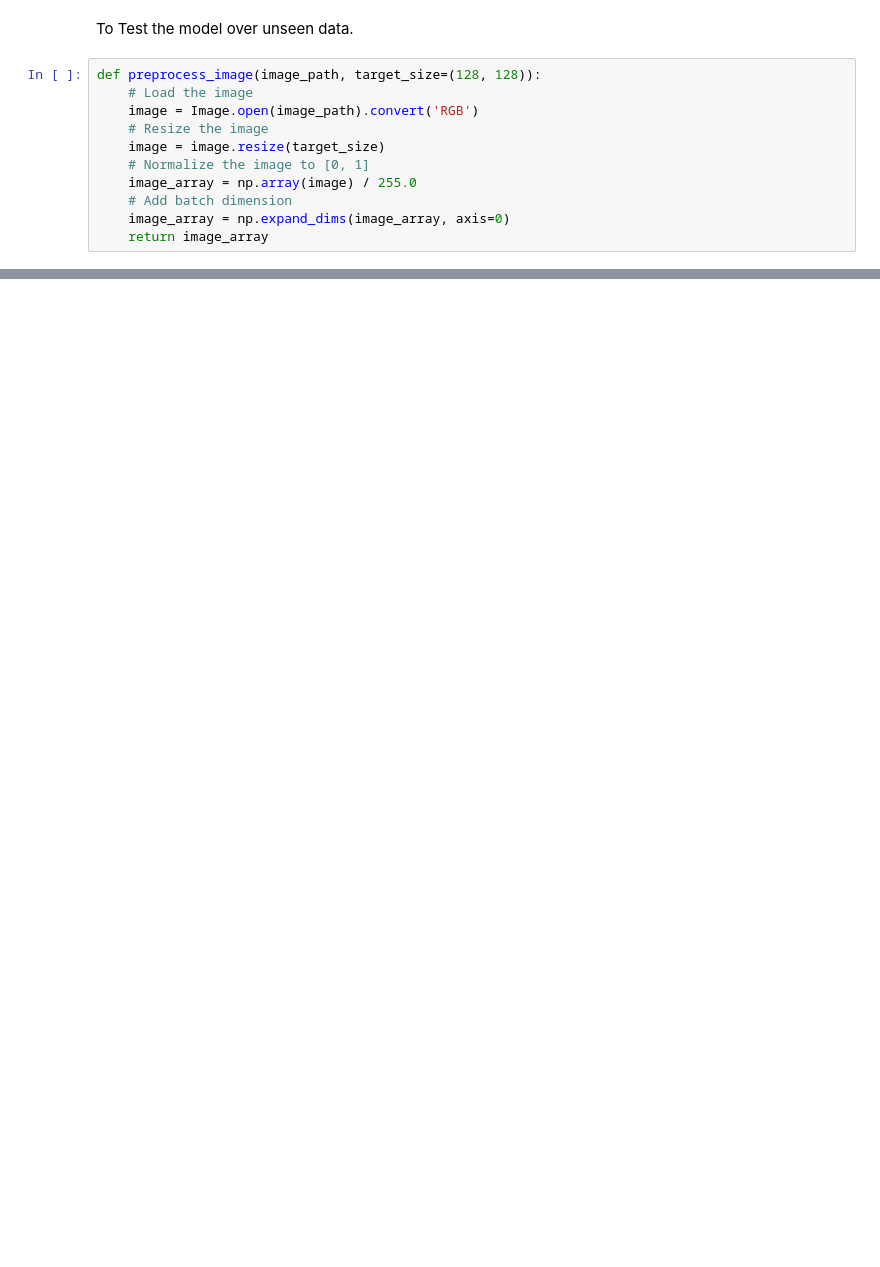
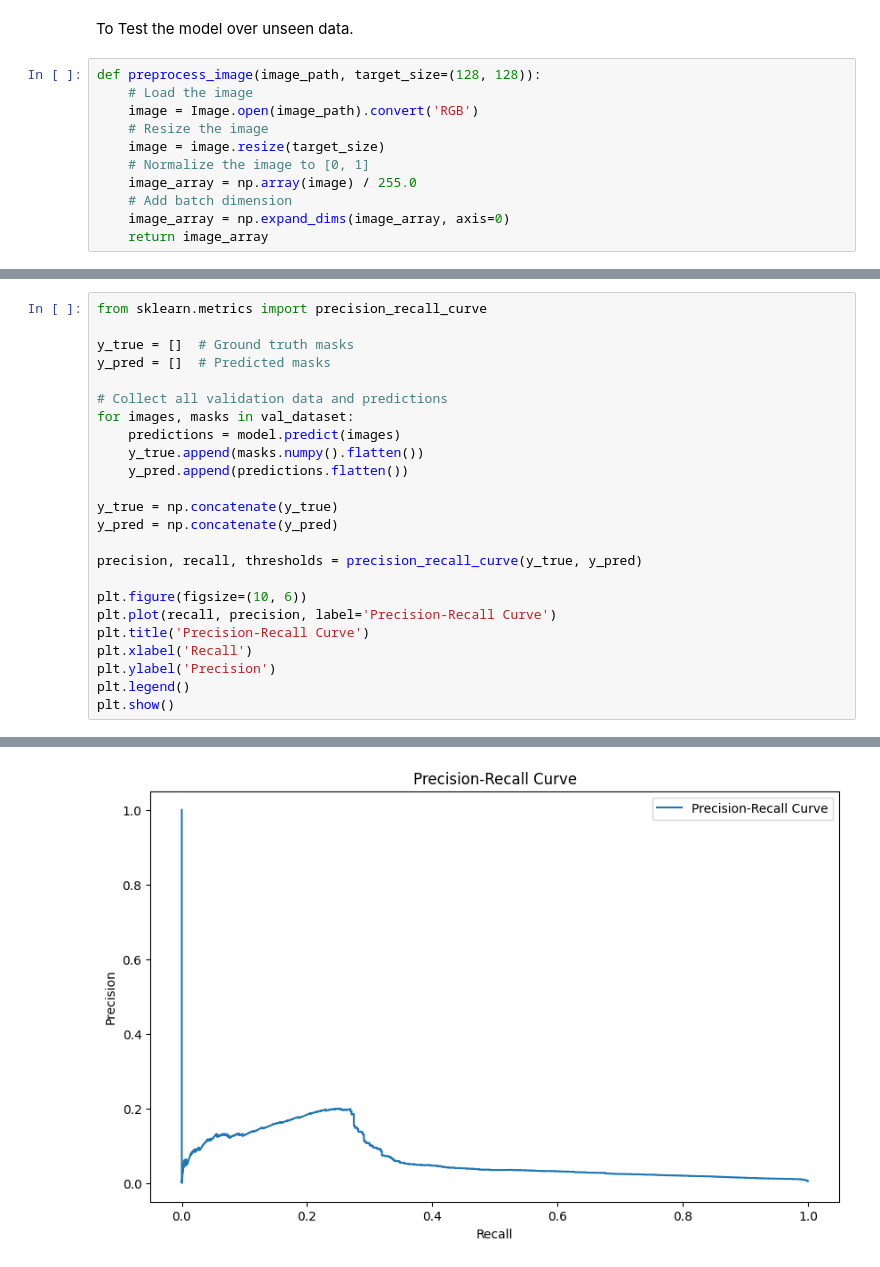
Before and after one commit to Tabs2206/Meteor-Detection, a Jupyter notebook: u-netmodel/ModelWithPolygonData_(1).ipynb, the cells around one changed output, grey strips where cells are left out. Drawn from its saved outputs; the diff is of its cells as text; blank space fills up the shorter version.

```diff
--- a/u-netmodel/ModelWithPolygonData_(1).ipynb
+++ b/u-netmodel/ModelWithPolygonData_(1).ipynb
@@ -367,0 +364,25 @@ Preprocessed Mask Shape: (128, 128, 1)
+# %%
+from sklearn.metrics import precision_recall_curve
+
+y_true = []  # Ground truth masks
+y_pred = []  # Predicted masks
+
+# Collect all validation data and predictions
+for images, masks in val_dataset:
+    predictions = model.predict(images)
+    y_true.append(masks.numpy().flatten())
+    y_pred.append(predictions.flatten())
+
+y_true = np.concatenate(y_true)
+y_pred = np.concatenate(y_pred)
+
+precision, recall, thresholds = precision_recall_curve(y_true, y_pred)
+
+plt.figure(figsize=(10, 6))
+plt.plot(recall, precision, label='Precision-Recall Curve')
+plt.title('Precision-Recall Curve')
+plt.xlabel('Recall')
+plt.ylabel('Precision')
+plt.legend()
+plt.show()
+# %% [output]
@@ -368,3 +406,4 @@ Preprocessed Mask Shape: (128, 128, 1)
+[figure, added]
 # %%
 from sklearn.metrics import roc_curve, auc
 
```
Also changed, not shown: parts of 9 cells of this notebook.
